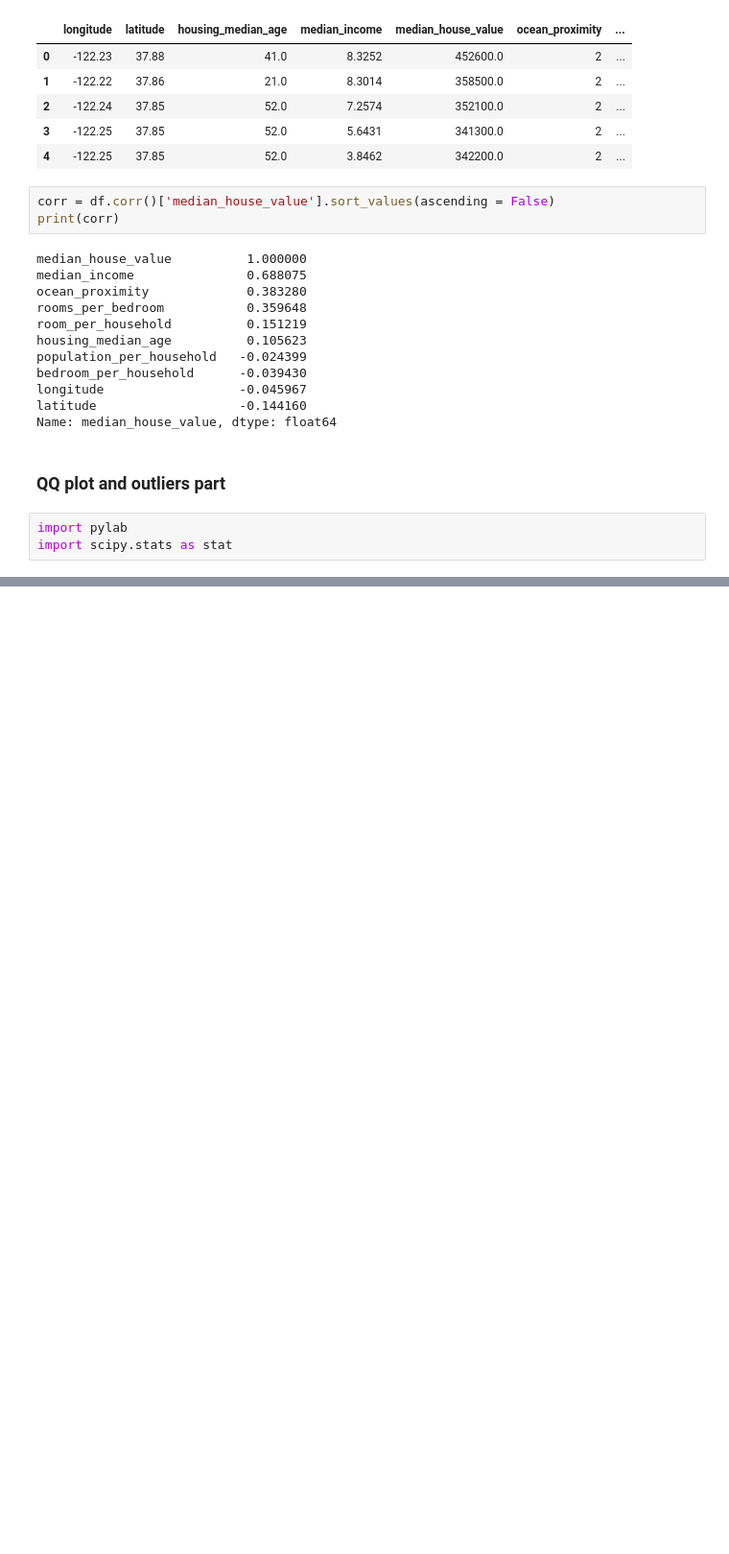
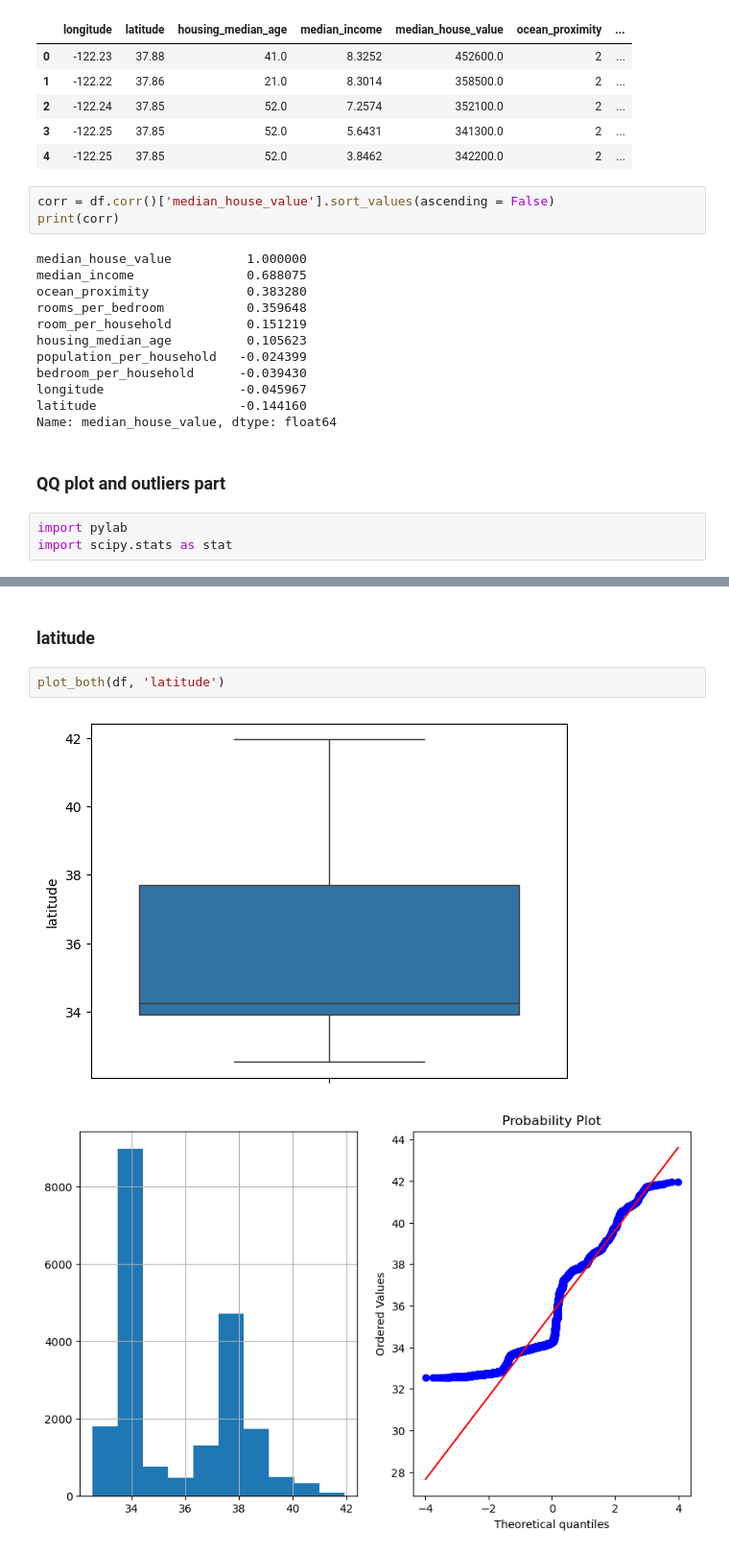
Before and after one commit to utsav87589/California-Housing, a Jupyter notebook: Supervised ML/fe_eda.ipynb, the cells around one changed output, grey strips where cells are left out. Shown: that part at 96% size. Cells and saved outputs as stored; diff of their text form; blank space fills up the shorter version.

```diff
--- a/Supervised ML/fe_eda.ipynb
+++ b/Supervised ML/fe_eda.ipynb
@@ -303,0 +335,7 @@ def plot_qq(df, feature) :
+# %% [markdown]
+### latitude
+# %%
+plot_both(df, 'latitude')
+# %% [output]
+[figure, added]
+[figure, added]
```
Also changed, not shown: parts of 52 cells of this notebook, 2 other files.
